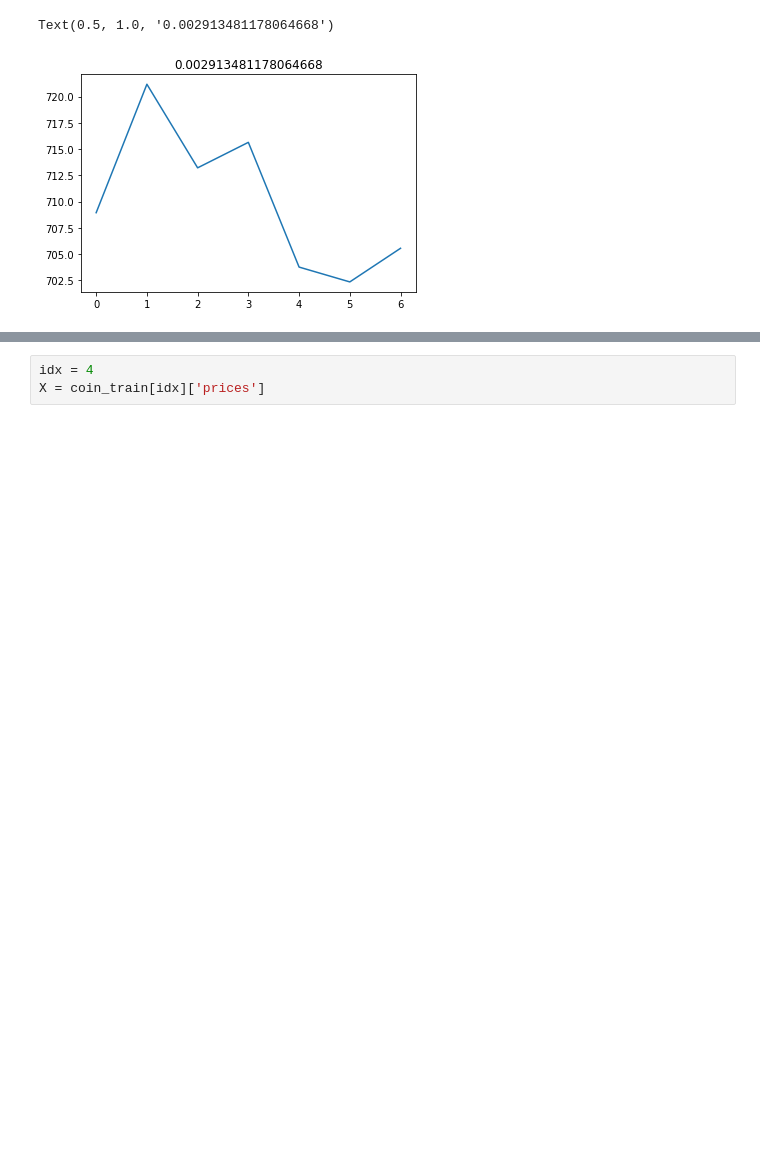
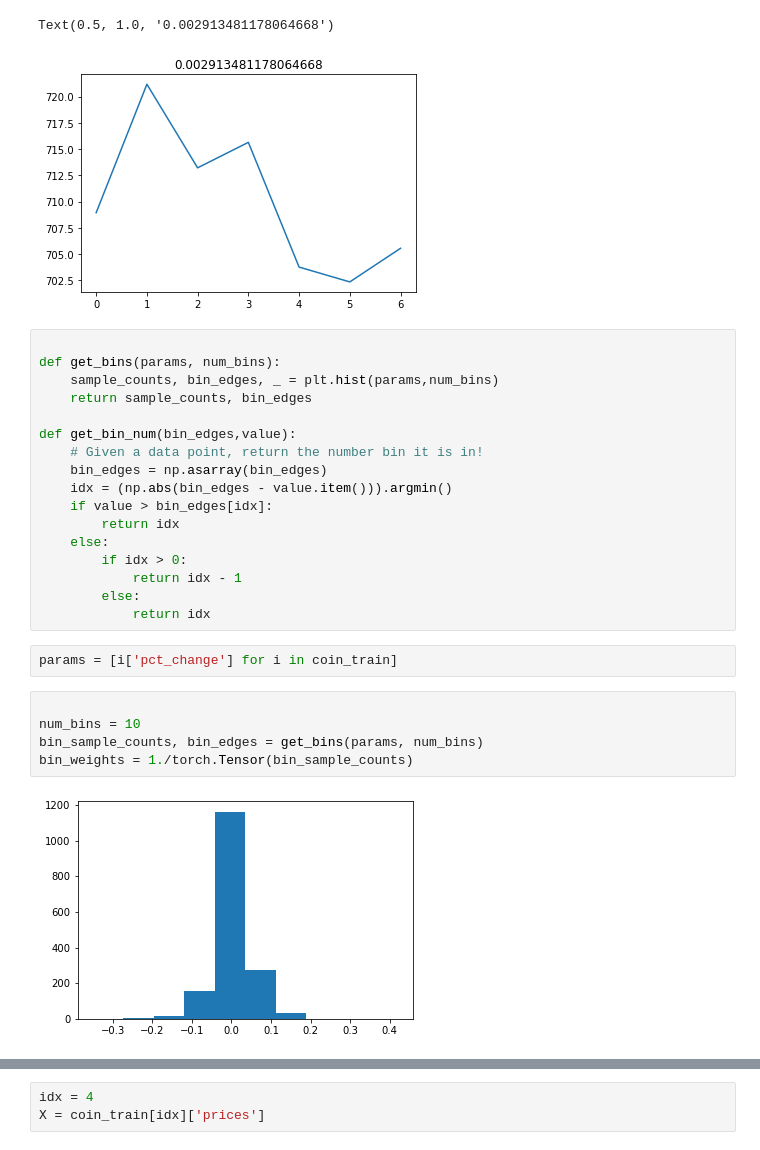
Before and after one commit to nkasmanoff/jetcoin, a Jupyter notebook: notebooks/Prepare Data.ipynb, the cells around one changed output, grey strips where cells are left out. Drawn from its saved outputs; the diff is of its cells as text; blank space fills up the shorter version.

```diff
--- a/notebooks/Prepare Data.ipynb
+++ b/notebooks/Prepare Data.ipynb
@@ -16,3 +17,29 @@ plt.title(coin_train[4]['pct_change'])
 # %% [output]
 Text(0.5, 1.0, '0.002913481178064668')
 [figure]
+# %%
+
+def get_bins(params, num_bins):
+    sample_counts, bin_edges, _ = plt.hist(params,num_bins)
+    return sample_counts, bin_edges
+
+def get_bin_num(bin_edges,value):
+    # Given a data point, return the number bin it is in!
+    bin_edges = np.asarray(bin_edges)
+    idx = (np.abs(bin_edges - value.item())).argmin()
+    if value > bin_edges[idx]:
+        return idx
+    else:
+        if idx > 0:
+            return idx - 1
+        else:
+            return idx
+# %%
+params = [i['pct_change'] for i in coin_train]
+# %%
+
+num_bins = 10
+bin_sample_counts, bin_edges = get_bins(params, num_bins)
+bin_weights = 1./torch.Tensor(bin_sample_counts)
+# %% [output]
+[figure, added]
```
Also changed, not shown: parts of 4 cells of this notebook, 3 other files.
